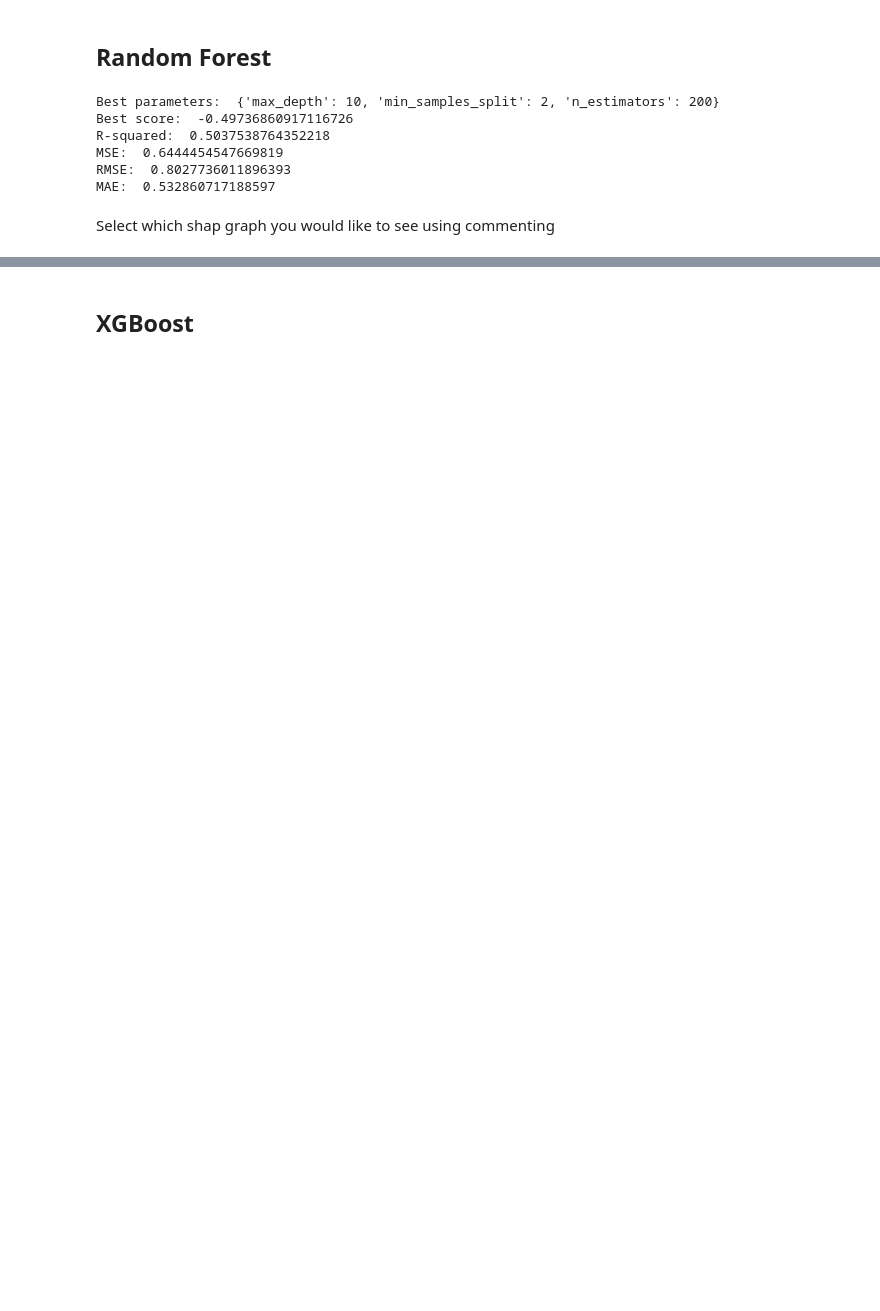
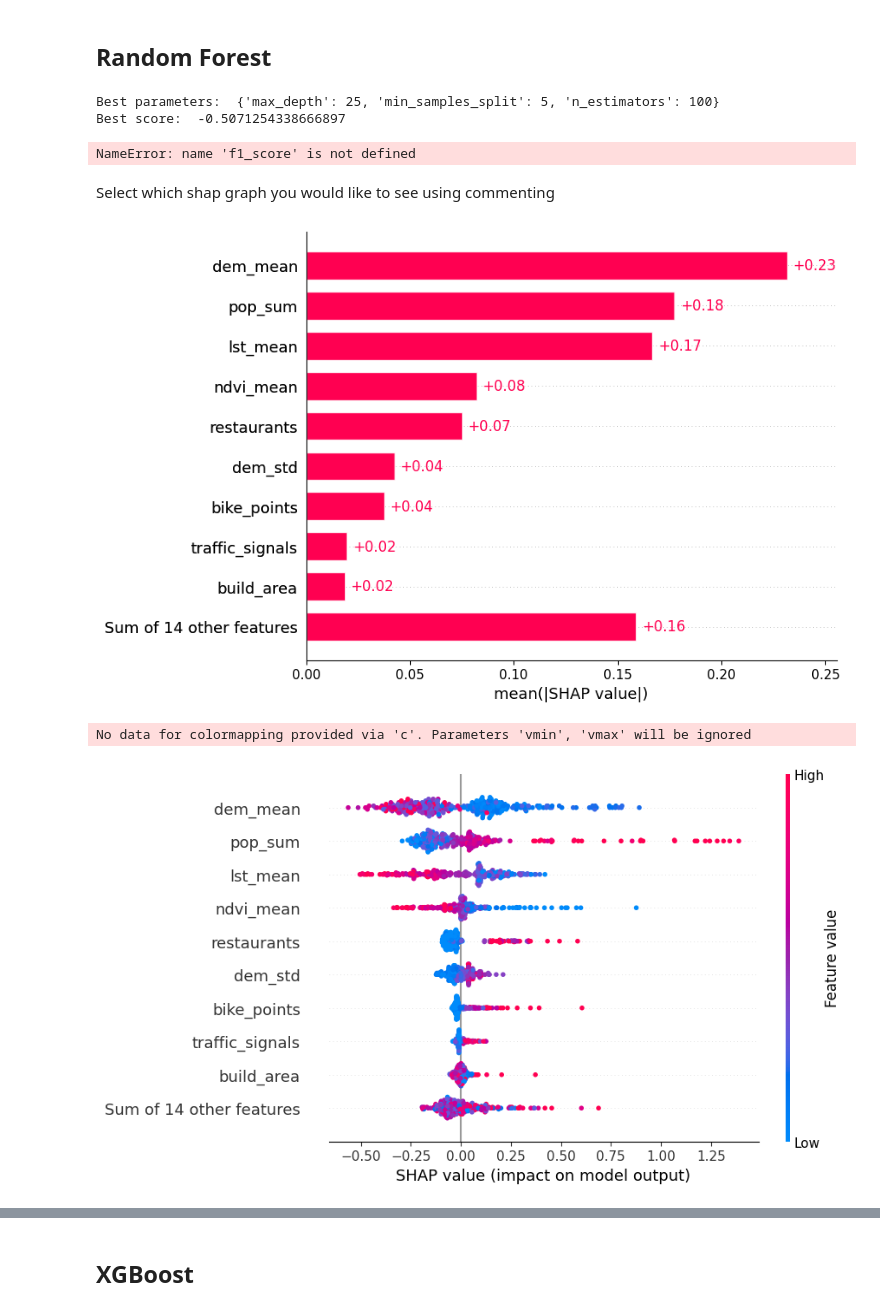
Before and after one commit to finn-wink/cycling_counter_prediction, a Jupyter notebook: models/Netherlands_ML.ipynb, the cells around one changed output, grey strips where cells are left out. Saved outputs shown, nothing was run; the diff lists cells and outputs as text; code cells hidden in the pictures; blank space fills up the shorter version.

```diff
--- a/models/Netherlands_ML.ipynb
+++ b/models/Netherlands_ML.ipynb
@@ -19,20 +19,23 @@ from statsmodels.stats.outliers_influence import variance_inflation_factor
 #Import csv and remove non-numerical variables
 df = pd.read_csv('weekly_new.csv')
 df = df.drop(['name', 'year', 'week', 'latitude', 'longitude', 'espg'] , axis=1)
+
 df = df[['counts_week', 'country', 'dem_mean', 'cycle_length', 'lst_mean', 'pop_sum', 'dem_std', 'build_area', 'street_length_total',
           'ndvi_mean', 'restaurants', 'dist_to_bikePOI', '3_way_int_count', 'bike_points', 'daily_shops', 'median_speed', 'business_shops',
-           'traffic_signals', 'dist_to_edu', 'dist_to_train']]
+           'traffic_signals', 'dist_to_edu', 'dist_to_train', 'streets_per_node_avg', 'circuity_avg', 'lc_entropy', 'bus_stops', 'dist_to_greenspace']]
 
-country = df[df['country'] == 'Netherlands']
+
+country = df[df['country'] == 'USA']
+# country = df
 
 #Create dependent and independent variable
 y = country.loc[:,'counts_week']
 X = country.drop(['counts_week', 'country'], axis=1)
 
-# Normalize dependent variable
-scaler = StandardScaler()
-data_scaled = scaler.fit_transform(y.values.reshape(-1, 1))
-y = pd.Series(data_scaled.ravel())
+# # Normalize dependent variable
+# scaler = StandardScaler()
+# data_scaled = scaler.fit_transform(y.values.reshape(-1, 1))
+# y = pd.Series(data_scaled.ravel())
 # %%
 #Create traintestsplit for machine learning models
 X_train, X_test, y_train, y_test = train_test_split(X, y, test_size=0.10, random_state=42)
@@ -40,9 +43,10 @@ X_train, X_test, y_train, y_test = train_test_split(X, y, test_size=0.10, random
 ## Linear Regression (OLS)
 # %%
 #Add a constant to the data and run OLS regression
-X = sm.add_constant(X)
-
-model = sm.OLS(y, X).fit()
+Xc = sm.add_constant(X)
+Xc.reset_index(drop=True, inplace=True)
+y.reset_index(drop=True, inplace=True)
+model = sm.OLS(y, Xc).fit()
 
 print(model.summary())
 # %% [output]
@@ -79,7 +98,7 @@ print(vif)
 ## Random Forest
 # %%
 # Define the parameter grid to search
-param_grid = {'n_estimators': [50, 100, 200, 300, 400, 500],
+param_grid = {'n_estimators': [100, 200, 300, 400, 500],
             'max_depth': [5, 10, 15, 20, 25],
             'min_samples_split': [2, 5, 10]}
 
@@ -112,32 +131,35 @@ r2 = r2_score(y_test, y_pred)
 mse = mean_squared_error(y_test, y_pred)
 rmse = sqrt(mse)
 mae = mean_absolute_error(y_test, y_pred)
+f1 = f1_score(y_test, y_pred > 0.5)
 
 print("R-squared: ", r2)
 print("MSE: ", mse)
 print("RMSE: ", rmse)
 print("MAE: ", mae)
+print("F1 score:", f1)
 # %% [output]
-Best parameters:  {'max_depth': 10, 'min_samples_split': 2, 'n_estimators': 200}
-Best score:  -0.49736860917116726
-R-squared:  0.5037538764352218
-MSE:  0.6444454547669819
-RMSE:  0.8027736011896393
-MAE:  0.532860717188597
+Best parameters:  {'max_depth': 25, 'min_samples_split': 5, 'n_estimators': 100}
+Best score:  -0.5071254338666897
+NameError: name 'f1_score' is not defined
 # %% [markdown]
 Select which shap graph you would like to see using commenting
 # %%
 #Using SHAP to explain things
 explainer = shap.Explainer(model_rf, X_train)
 shap_values = explainer(X)
 
 # shap_values.display_data = shap.datasets.adult(display=True)[0].values
 shap.plots.bar(shap_values)
 
 shap.plots.beeswarm(shap_values)
 
 shap.plots.beeswarm(shap_values.abs, color="shap_red")
 
 shap.plots.bar(shap_values[1])
 
-shap.plots.scatter(shap_values[:,"ndvi_mean"], color=shap_values)
+shap.plots.scatter(shap_values[:,"cycle_length"], color=shap_values)
+# %% [output]
+[figure, added]
+No data for colormapping provided via 'c'. Parameters 'vmin', 'vmax' will be ignored
+[figure, added]
```
Also changed, not shown: parts of 9 cells of this notebook, 10 other files.
